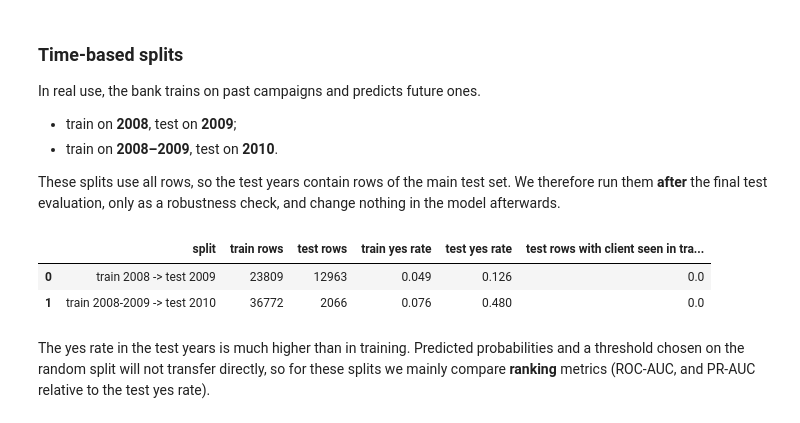
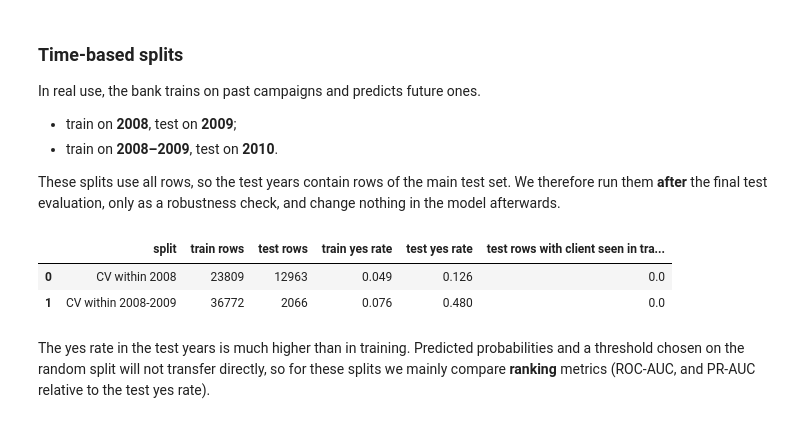
Before and after one commit to abigmugofcoffee/ml_hw, a Jupyter notebook: bank_marketing_project.ipynb, the cells around one changed output. Cells and saved outputs as stored; diff of their text form; code cells hidden in the pictures.

Commit message:
Correcting test sets

```diff
--- a/bank_marketing_project.ipynb
+++ b/bank_marketing_project.ipynb
@@ -434,47 +419,47 @@ In real use, the bank trains on past campaigns and predicts future ones.
 These splits use all rows, so the test years contain rows of the main test set. We therefore run them **after** the final test evaluation, only as a robustness check, and change nothing in the model afterwards.
 # %%
 time_splits = {
-    "train 2008 -> test 2009":      (bank_clean.index[bank_clean["year"] == 2008], bank_clean.index[bank_clean["year"] == 2009]),
-    "train 2008-2009 -> test 2010": (bank_clean.index[bank_clean["year"] <= 2009], bank_clean.index[bank_clean["year"] == 2010]),
+    "CV within 2008":      (bank_clean.index[bank_clean["year"] == 2008], bank_clean.index[bank_clean["year"] == 2009]),
+    "CV within 2008-2009": (bank_clean.index[bank_clean["year"] <= 2009], bank_clean.index[bank_clean["year"] == 2010]),
 }
 
 scale_cols = ["age", "balance_slog", "campaign_log", "pdays_clean"]
 
 # 2008 -> 2009
-idx_tr2, idx_te2 = time_splits["train 2008 -> test 2009"]
+idx_tr2, idx_te2 = time_splits["CV within 2008"]
 
 scaler2 = StandardScaler()
 X2_train_scaled = X.loc[idx_tr2].copy()
 X2_test_scaled = X.loc[idx_te2].copy()
 
 X2_train_scaled[scale_cols] = scaler2.fit_transform(X.loc[idx_tr2][scale_cols])
-X2_test_scaled[scale_cols] = scaler2.transform(X.loc[idx_te2][scale_cols])
+X2_test_scaled[scale_cols] = scaler2.transform(X2_test_scaled[scale_cols])
 
 
 # 2008-2009 -> 2010
-idx_tr3, idx_te3 = time_splits["train 2008-2009 -> test 2010"]
+idx_tr3, idx_te3 = time_splits["CV within 2008-2009"]
 
 scaler3 = StandardScaler()
 X3_train_scaled = X.loc[idx_tr3].copy()
 X3_test_scaled = X.loc[idx_te3].copy()
 
-X3_train_scaled[scale_cols] = scaler3.fit_transform(X.loc[idx_tr3][scale_cols])
-X3_test_scaled[scale_cols] = scaler3.transform(X.loc[idx_te3][scale_cols])
+X3_train_scaled[scale_cols] = scaler3.fit_transform(X3_train_scaled[scale_cols])
+X3_test_scaled[scale_cols] = scaler3.transform(X3_test_scaled[scale_cols])
 
 # Create a summary table for the time splits
 time_table = []
 for name, (train, test) in time_splits.items():
     time_table.append({"split": name,
                        "train rows": len(train), "test rows": len(test),
                        "train yes rate": y.loc[train].mean(), "test yes rate": y.loc[test].mean(),
                        "test rows with client seen in training years":
                            bank_clean.loc[test, "client_id"].isin(bank_clean.loc[train, "client_id"]).mean()})
 
 pd.DataFrame(time_table).round(3)
 # %% [output]
 |  | split | train rows | test rows | train yes rate | test yes rate | test rows with client seen in tra... |
-| 0 | train 2008 -> test 2009 | 23809 | 12963 | 0.049 | 0.126 | 0.0 |
-| 1 | train 2008-2009 -> test 2010 | 36772 | 2066 | 0.076 | 0.480 | 0.0 |
+| 0 | CV within 2008 | 23809 | 12963 | 0.049 | 0.126 | 0.0 |
+| 1 | CV within 2008-2009 | 36772 | 2066 | 0.076 | 0.480 | 0.0 |
 # %% [markdown]
 The yes rate in the test years is much higher than in training. Predicted probabilities and a threshold chosen on the random split will not transfer directly, so for these splits we mainly compare **ranking** metrics (ROC-AUC, and PR-AUC relative to the test yes rate).
 # %% [markdown]
```
Also changed, not shown: parts of 17 cells of this notebook.
